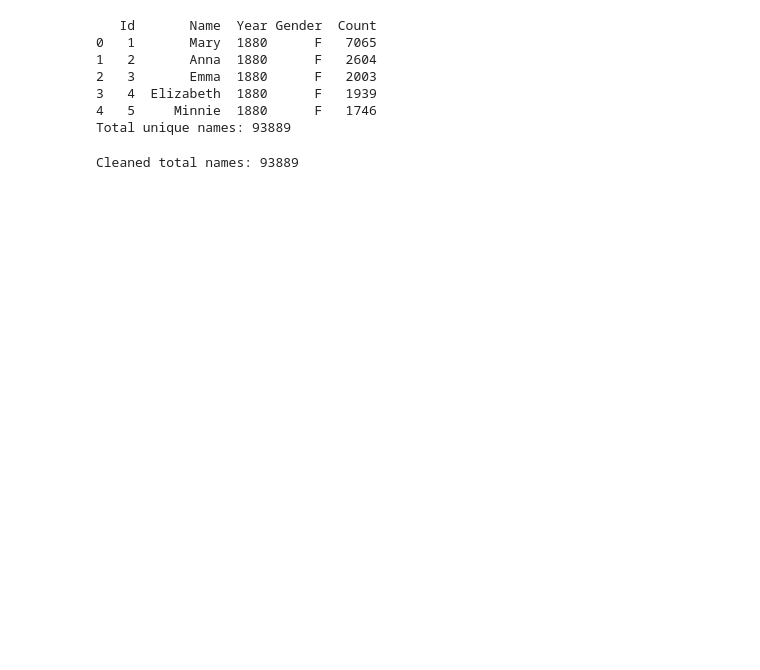
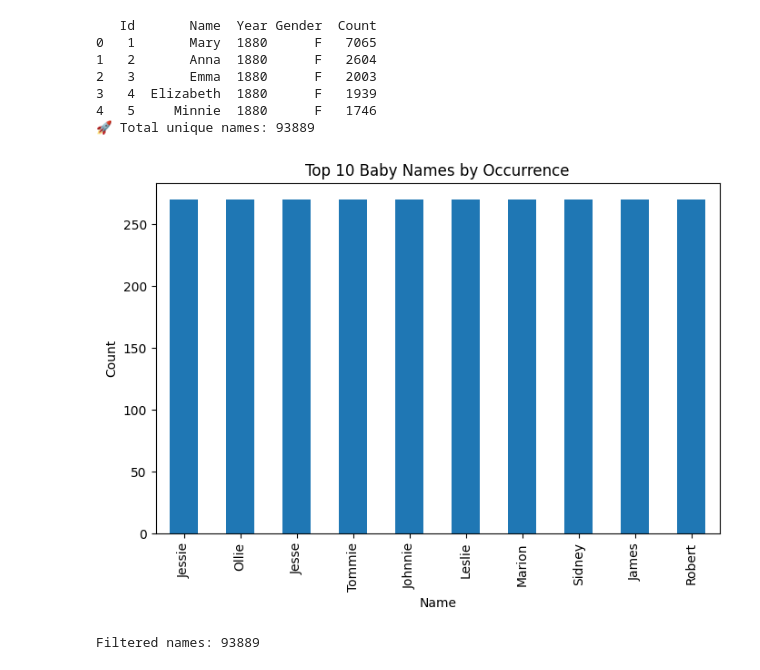
Before and after one commit to Biruk-gebru/RNNTraining-, a Jupyter notebook: RNNTask1.ipynb, the cells around one changed output. Drawn from its saved outputs; the diff is of its cells as text; code cells hidden in the pictures; blank space fills up the shorter version.

```diff
--- a/RNNTask1.ipynb
+++ b/RNNTask1.ipynb
@@ -31,52 +45,50 @@ Archive:  us-baby-names.zip
 # %%
 import pandas as pd
+df = pd.read_csv('baby_names/NationalNames.csv')
+print(df.head())
 
-df = pd.read_csv('baby_names/NationalNames.csv')
-df = df.dropna(subset=['Name'])
+print("🚀 Total unique names:", df['Name'].nunique())
 
-# Sample check
-print(df.head())
-print(f"Total unique names: {df['Name'].nunique()}")
+
+top_names = df['Name'].value_counts().head(10)
+import matplotlib.pyplot as plt
+plt.figure(figsize=(8,5))
+top_names.plot(kind='bar')
+plt.title("Top 10 Baby Names by Occurrence")
+plt.ylabel("Count")
+plt.show()
 # %% [output]
    Id       Name  Year Gender  Count
 0   1       Mary  1880      F   7065
 1   2       Anna  1880      F   2604
 2   3       Emma  1880      F   2003
 3   4  Elizabeth  1880      F   1939
 4   5     Minnie  1880      F   1746
-Total unique names: 93889
+🚀 Total unique names: 93889
+[figure, added]
-# %%
-import string
-import torch
-
-# Setup allowed characters
-all_letters = string.ascii_letters + " .,;'-"
-n_letters = len(all_letters)
-
-# Unique cleaned names
-def clean_name(name):
-    return ''.join(c for c in name if c in all_letters)
-
-names = df['Name'].unique()
-names = [clean_name(name) for name in names if len(name) > 1]
-names = list(set(names))
-
-print(f"Cleaned total names: {len(names)}")
-# %% [output]
-Cleaned total names: 93889
 # %%
-# Letter to index and tensor
-def letter_to_index(letter):
-    return all_letters.find(letter)
+import string, torch
+all_letters = string.ascii_letters + " .,;'-"
+n_letters = len(all_letters)
 
+def clean_name(name):
+    return ''.join(c for c in name if c in all_letters)
+
+names = df['Name'].dropna().astype(str).map(clean_name)
+names = names[names.str.len() > 1].unique().tolist()
+print(f"Filtered names: {len(names)}")
+
+# Character→index & tensor helpers
+def letter_to_index(letter): return all_letters.find(letter)
 def letter_to_tensor(letter):
     tensor = torch.zeros(1, n_letters)
     tensor[0][letter_to_index(letter)] = 1
     return tensor
-
 def line_to_tensor(line):
     tensor = torch.zeros(len(line), 1, n_letters)
-    for li, letter in enumerate(line):
-        tensor[li][0][letter_to_index(letter)] = 1
+    for li, l in enumerate(line):
+        tensor[li][0][letter_to_index(l)] = 1
     return tensor
+# %% [output]
+Filtered names: 93889
 # %%
```
Also changed, not shown: parts of 11 cells of this notebook.
